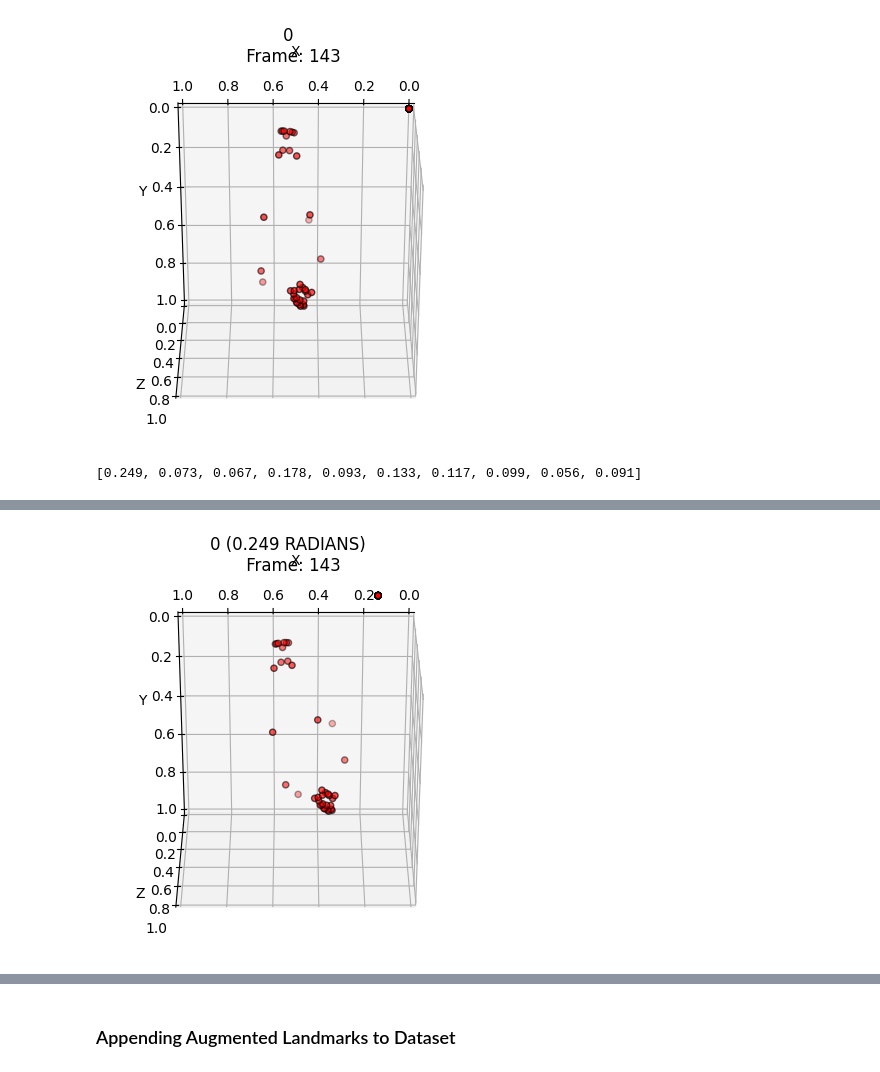
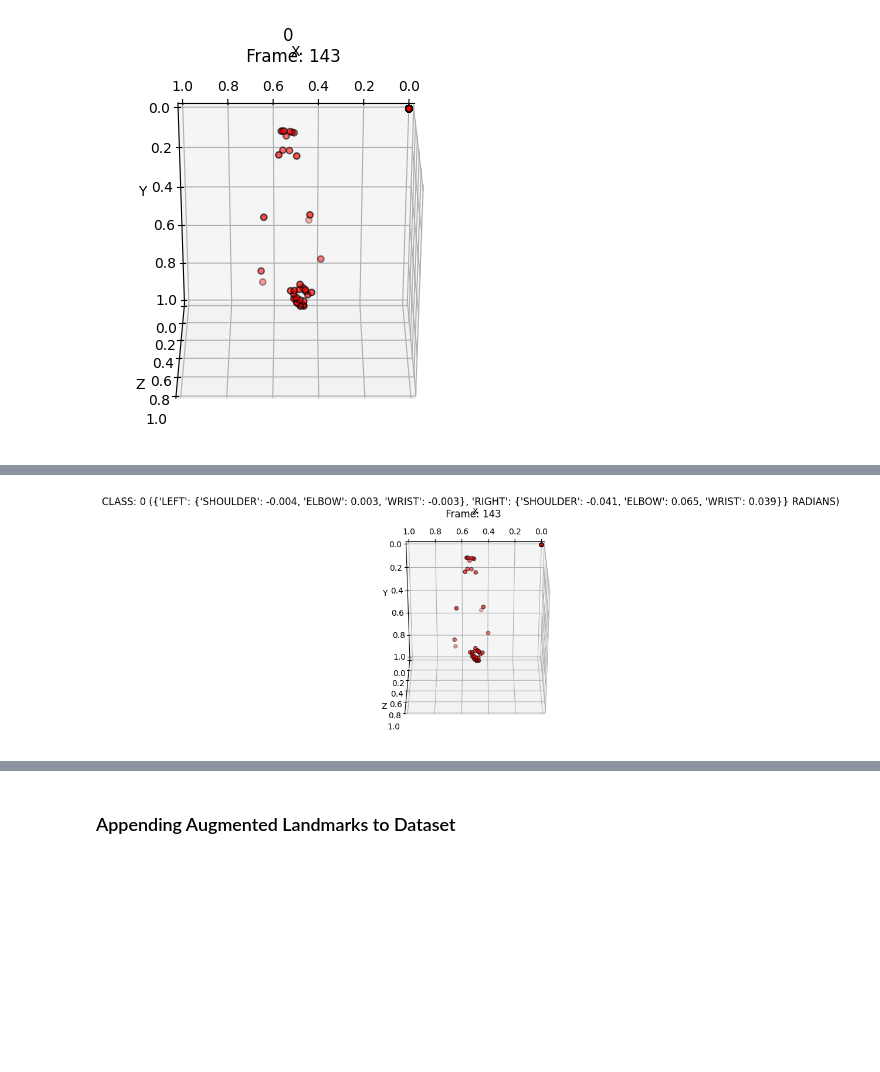
Before and after one commit to ji-chani/IsolatedFSLR, a Jupyter notebook: augmentations.ipynb, the cells around one changed output, grey strips where cells are left out. Cells and saved outputs as stored; diff of their text form; code cells hidden in the pictures; blank space fills up the shorter version.

Commit message:
new technique (joint rotate) & generate_aug func

```diff
--- a/augmentations.ipynb
+++ b/augmentations.ipynb
@@ -98,8 +157,10 @@ for raw_lm in tqdm(fsl_data['data']):
     filtered_lm = filter_detected(raw_lm)
     lmarks = interpolate_missing_data(filtered_lm)
 
-    new_lmarks_rotate, angles = augment_rotate(landmarks=lmarks, origin=(0.5,0.5), angle_range=(1,15),
-                                num_new_landmarks=10)
-    new_lmarks_squeeze, ratios = augment_squeeze(landmarks=lmarks, squeeze_ratio=(0.01,0.15), num_new_landmarks=10)
+    # new_lmarks_rotate, angles = augment_rotate(landmarks=lmarks, origin=(0.5,0.5), angle_range=(1,15),
+    #                             num_new_landmarks=10)
+    # new_lmarks_squeeze, ratios = augment_squeeze(landmarks=lmarks, squeeze_ratio=(0.01,0.15), num_new_landmarks=10)
+    new_lmarks_joint_rotate, angles = augment_joint_rotate(landmarks=lmarks, angle_range=(-4,4),
+                                                           num_new_landmarks=10)
 
     break
@@ -125,17 +199,13 @@ HTML(anim.to_html5_video())
 # %% [output]
 [interactive output not drawn]
 [figure]
-# %%
-angles
-# %% [output]
-[0.249, 0.073, 0.067, 0.178, 0.093, 0.133, 0.117, 0.099, 0.056, 0.091]
 # %%
 i = 0
-anim = display_sign(new_lmarks_rotate[i][:,:21+21+17,:], cls=f'Class: {target} ({angles[i]} radians)')
+anim = display_sign(new_lmarks_joint_rotate[i][:,:21+21+17,:], cls=f'Class: {target} ({angles[i]} radians)')
 HTML(anim.to_html5_video())
 # %% [output]
 [interactive output not drawn]
-[figure, old version]
+[figure, new version]
 # %%
 i = 5
 anim = display_sign(new_lmarks_squeeze[i][:,:21+21+17,:], cls=f'Class: {target} ({ratios[i]} squeeze)')
```
Also changed, not shown: parts of 10 cells of this notebook.
